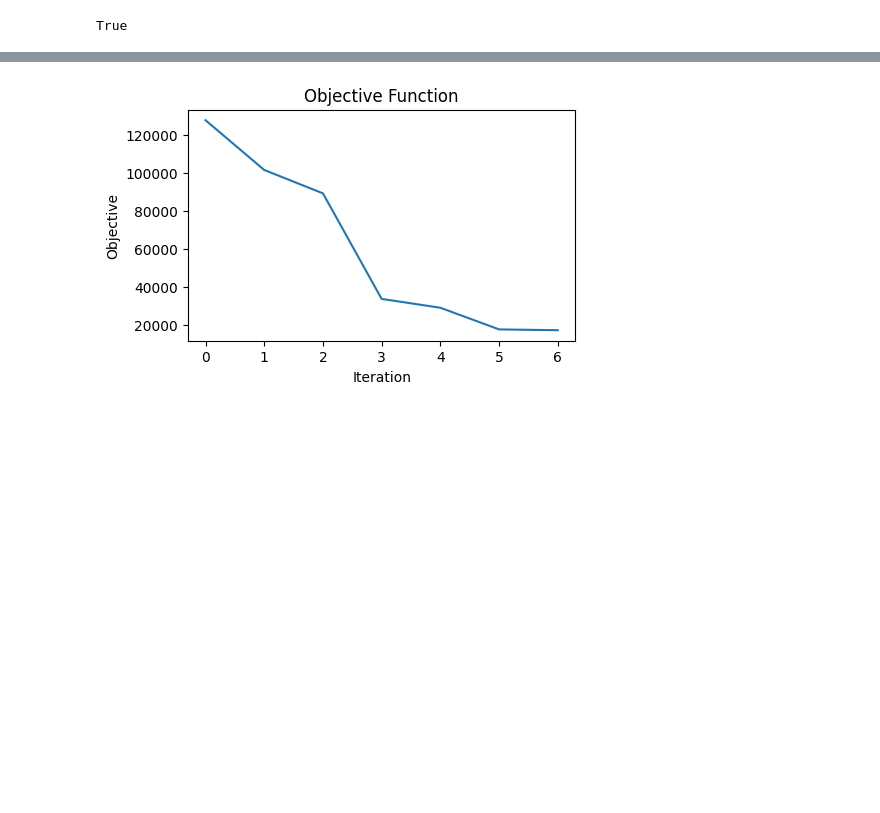
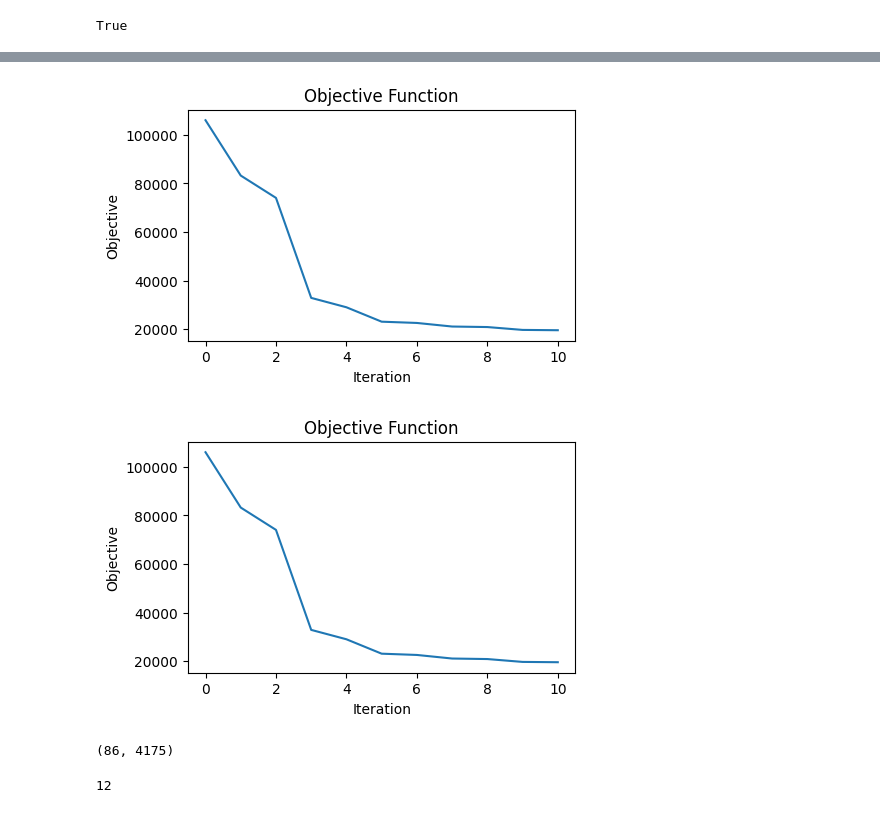
Before and after one commit to Mschaid/transphorm, a Jupyter notebook: notebooks/model_dev/sparce_coding.ipynb, the cells around one changed output, grey strips where cells are left out. Saved outputs shown, nothing was run; the diff lists cells and outputs as text; code cells hidden in the pictures; blank space fills up the shorter version.

```diff
--- a/notebooks/model_dev/sparce_coding.ipynb
+++ b/notebooks/model_dev/sparce_coding.ipynb
@@ -34,6 +37,6 @@ loader = AADataLoader(data_path,
                       smoothing=True,
                       smoothing_window_size=250,
                       down_sample=True,
-                      down_sample_factor=500)
+                      down_sample_factor=300)
 loader.load_data()
 loader.prepare_data()
@@ -56,24 +47,21 @@ plt.plot(xt_ds)
 # %%
 # Solver-specific parameters for sparsity
+down_sample_factor = 300
+sec = 1017 / down_sample_factor
 solver_d_kwargs = {
     'tol': 1e-3,
     'maxiter': 1000,
     'factr': 1e5,
     'pgtol': 1e-3,
-    'l1_ratio': 0.01  # Uncomment if your solver supports this
+    'l1_ratio': 0.09  # Uncomment if your solver supports this
 }
 
 params = {
-    "n_times_atom": 250,  # L   # T
+    "n_times_atom": int(90* sec),  # L   # T
     "n_atoms": 3,         # K      # N
-    "n_iter": 3,
-    "reg":0.01,
+    "n_iter": 5,
+    "reg":0.05,
     "random_state": 60,
-    "n_jobs": 4,
+    "n_jobs": 1,
     "verbose": 10,
 }
-
-
-
-csc = CDLTrainer(**params, solver_d_kwargs=solver_d_kwargs)
-csc.fit_csc(loader.train)
@@ -96,10 +93,27 @@ Using method dual for projection
+# %%
+z_hat_train = csc.transform(loader.train)
+x_hat_train = csc.reconstruct(z_hat_train)
+
+z_hat_test = csc.transform(loader.test)
+x_hat_test = csc.reconstruct(z_hat_test)
 # %%
 zer = CDLAnalyzer(csc, loader)
-zer.compute_z_and_x_hat()
+zer.train_x_hat = x_hat_train
+zer.test_x_hat = x_hat_test
 zer.compute_mses()
 zer.plot_pobjective()
 # %% [output]
-[figure, old version]
+[figure, new version]
+[figure, added]
+# %%
+zer.train_x_hat.shape
+# %% [output]
+(86, 4175)
+# %%
+import multiprocessing
+multiprocessing.cpu_count()
+# %% [output]
+12
 # %%
 zer.plot_atoms()
 # %% [output]
```
Also changed, not shown: parts of 15 cells of this notebook, 3 other files.
